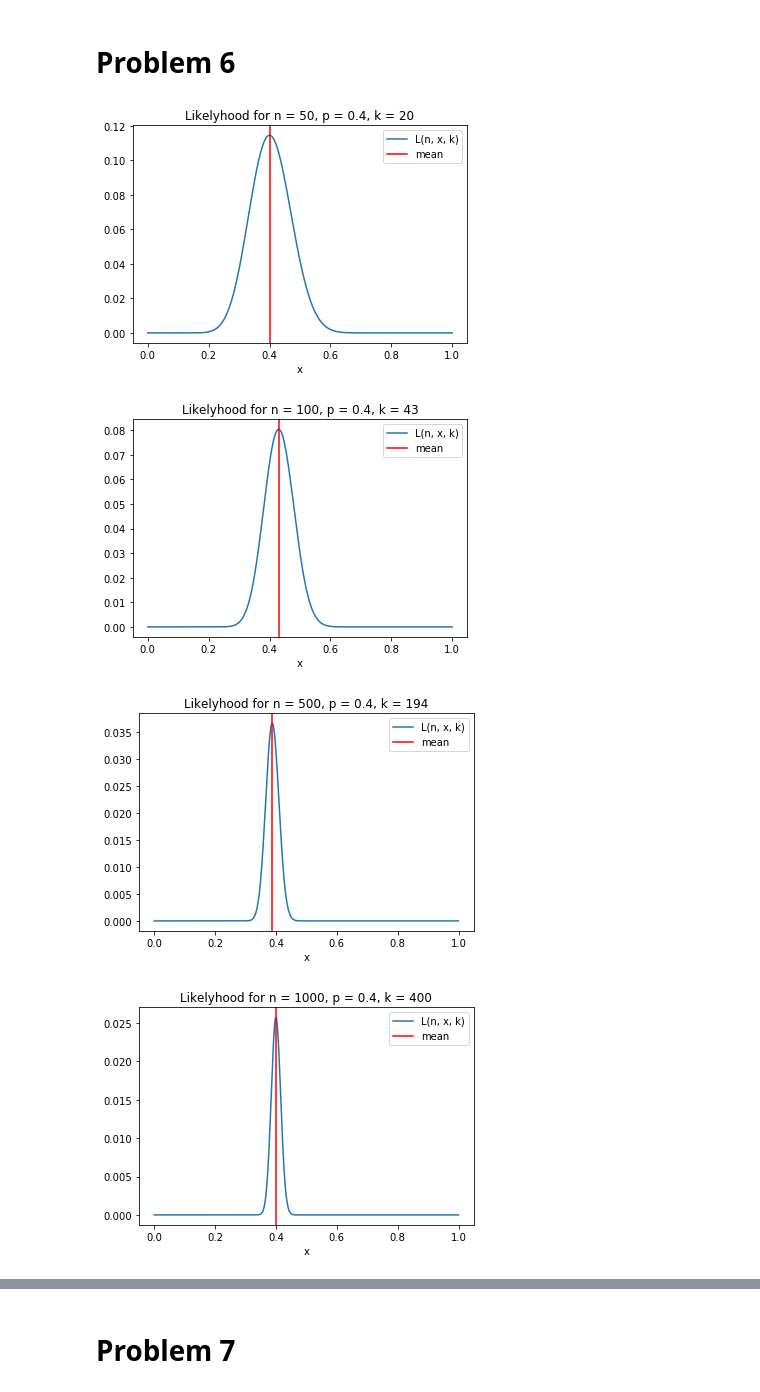
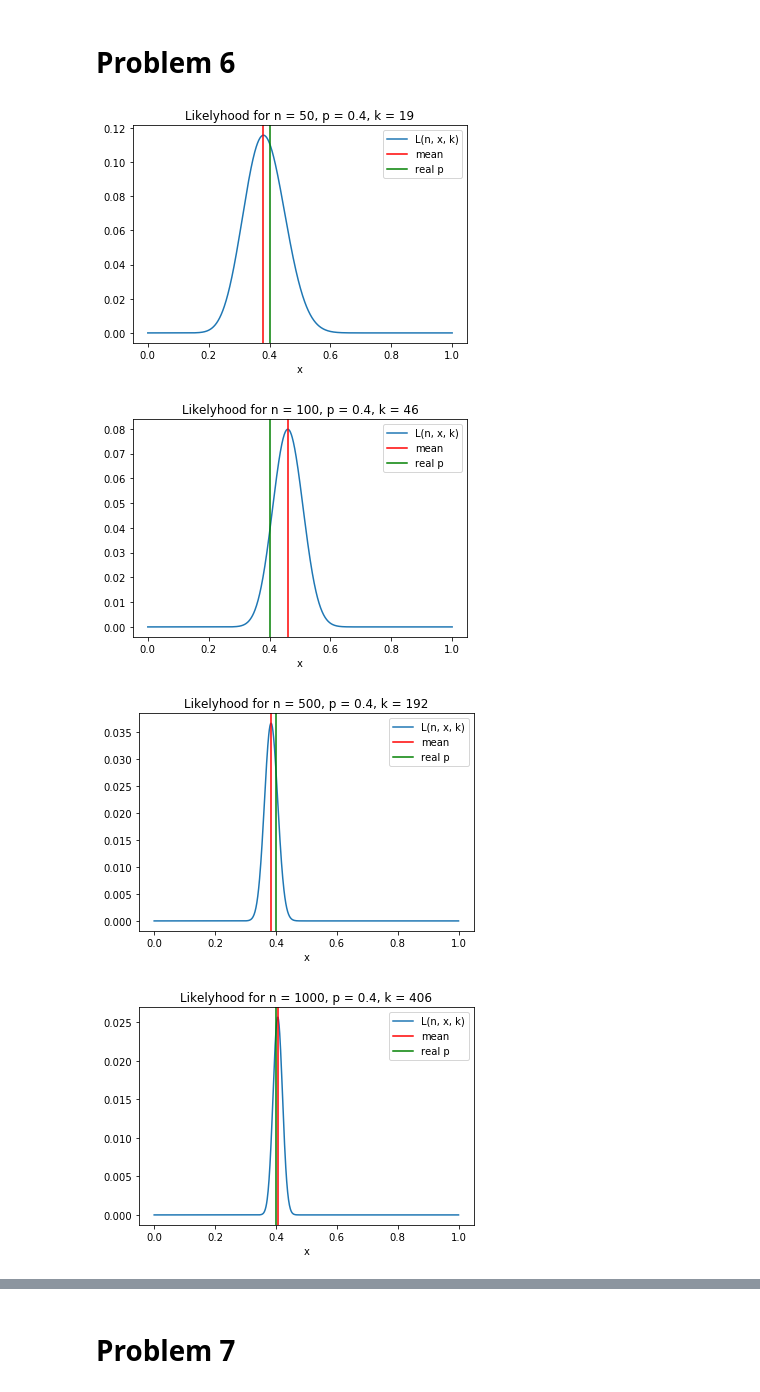
Before and after one commit to sequba/nn_assignments, a Jupyter notebook: assignment2/solutions.ipynb, the cells around one changed output, grey strips where cells are left out. Cells and saved outputs as stored; diff of their text form; code cells hidden in the pictures.

```diff
--- a/assignment2/solutions.ipynb
+++ b/assignment2/solutions.ipynb
@@ -91,26 +91,27 @@ maradona es mas grande que pele :
 # %%
 def prob(n, p, k):
     return binom(n, k)*(p**k)*(1.-p)**(n-k)
 
 ns = np.array([50, 100, 500, 1000])
 ps = np.array([0.4, 0.5])
 ks = np.random.binomial(ns[:,np.newaxis], ps)
 
 for (p_i, real_p) in enumerate(ps):
     for (n_i, n) in enumerate(ns):
         k = ks[n_i, p_i]
         mean = k/n
         xs = np.linspace(0., 1., 1000)
         ys = np.array([ prob(n, x, k) for x in xs ])
 
         pyplot.plot(xs, ys, label="L(n, x, k)")
         pyplot.axvline(mean, color='r', label="mean")
+        pyplot.axvline(real_p, color='g', label="real p")
         pyplot.title('Likelyhood for n = {0}, p = {1}, k = {2}'.format(n, real_p, k))
         pyplot.xlabel('x')
         pyplot.legend()
         pyplot.show()
 # %% [output]
-[figure, old version]
+[figure, new version]
-[figure, old version]
+[figure, new version]
-[figure, old version]
+[figure, new version]
-[figure, old version]
+[figure, new version]
```
Also changed, not shown: parts of 5 cells of this notebook.
